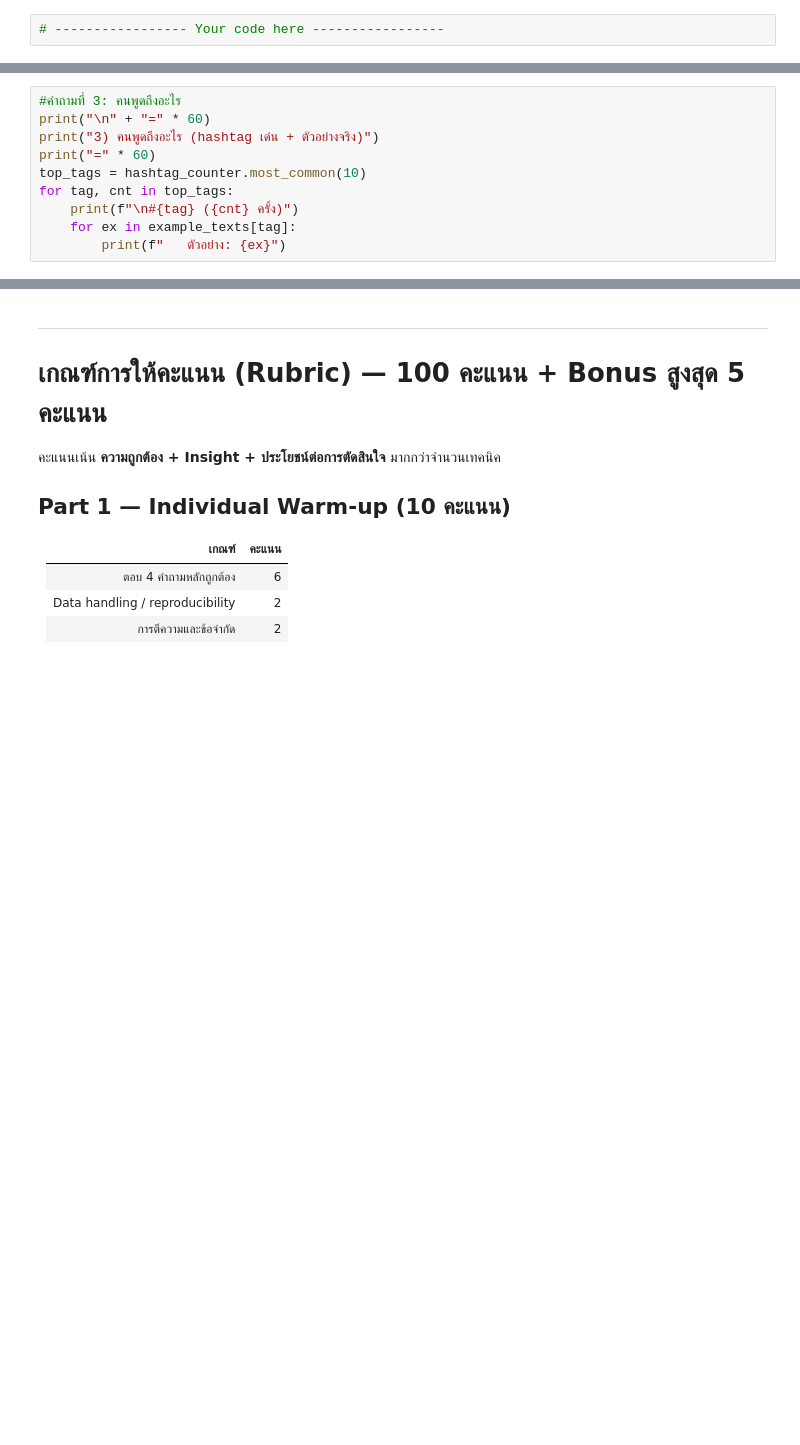
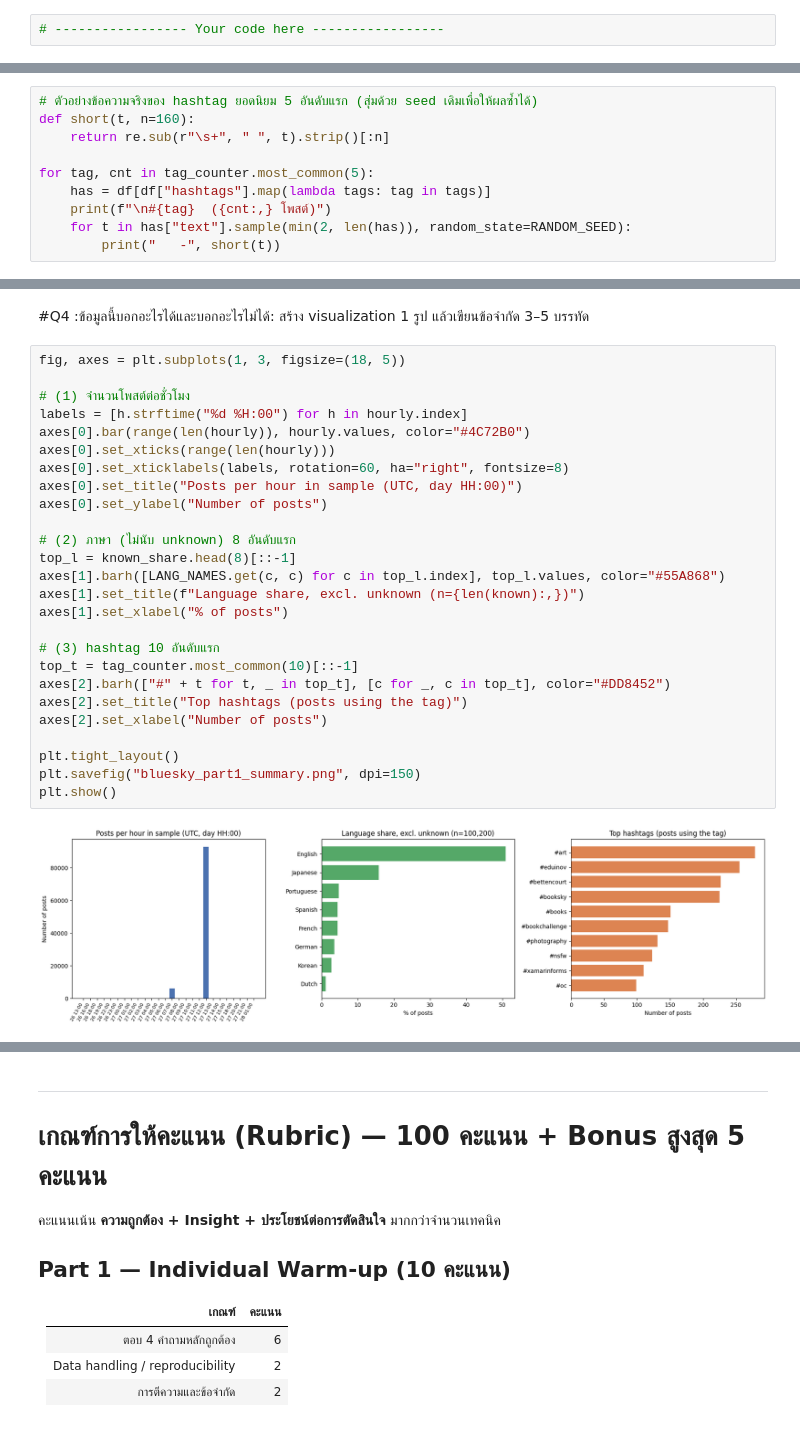
Before and after one commit to bunyanutn-droid/bigdata_part1, a Jupyter notebook: Project1_Text_Analytics69.ipynb, the cells around one changed output, grey strips where cells are left out. Saved outputs shown, nothing was run; the diff lists cells and outputs as text; blank space fills up the shorter version.

```diff
--- a/Project1_Text_Analytics69.ipynb
+++ b/Project1_Text_Analytics69.ipynb
@@ -356,10 +180,0 @@ for lang, cnt in top_langs:
-# %%
-#คำถามที่ 3: คนพูดถึงอะไร
-print("\n" + "=" * 60)
-print("3) คนพูดถึงอะไร (hashtag เด่น + ตัวอย่างจริง)")
-print("=" * 60)
-top_tags = hashtag_counter.most_common(10)
-for tag, cnt in top_tags:
-    print(f"\n#{tag} ({cnt} ครั้ง)")
-    for ex in example_texts[tag]:
-        print(f"   ตัวอย่าง: {ex}")
@@ -460,0 +452,10 @@ if __name__ == "__main__":
+# %%
+# ตัวอย่างข้อความจริงของ hashtag ยอดนิยม 5 อันดับแรก (สุ่มด้วย seed เดิมเพื่อให้ผลซ้ำได้)
+def short(t, n=160):
+    return re.sub(r"\s+", " ", t).strip()[:n]
+
+for tag, cnt in tag_counter.most_common(5):
+    has = df[df["hashtags"].map(lambda tags: tag in tags)]
+    print(f"\n#{tag}  ({cnt:,} โพสต์)")
+    for t in has["text"].sample(min(2, len(has)), random_state=RANDOM_SEED):
+        print("   -", short(t))
@@ -460,0 +516,30 @@ if __name__ == "__main__":
+# %% [markdown]
+#Q4 :ข้อมูลนี้บอกอะไรได้และบอกอะไรไม่ได้: สร้าง visualization 1 รูป แล้วเขียนข้อจำกัด 3–5 บรรทัด
+# %%
+fig, axes = plt.subplots(1, 3, figsize=(18, 5))
+
+# (1) จำนวนโพสต์ต่อชั่วโมง
+labels = [h.strftime("%d %H:00") for h in hourly.index]
+axes[0].bar(range(len(hourly)), hourly.values, color="#4C72B0")
+axes[0].set_xticks(range(len(hourly)))
+axes[0].set_xticklabels(labels, rotation=60, ha="right", fontsize=8)
+axes[0].set_title("Posts per hour in sample (UTC, day HH:00)")
+axes[0].set_ylabel("Number of posts")
+
+# (2) ภาษา (ไม่นับ unknown) 8 อันดับแรก
+top_l = known_share.head(8)[::-1]
+axes[1].barh([LANG_NAMES.get(c, c) for c in top_l.index], top_l.values, color="#55A868")
+axes[1].set_title(f"Language share, excl. unknown (n={len(known):,})")
+axes[1].set_xlabel("% of posts")
+
+# (3) hashtag 10 อันดับแรก
+top_t = tag_counter.most_common(10)[::-1]
+axes[2].barh(["#" + t for t, _ in top_t], [c for _, c in top_t], color="#DD8452")
+axes[2].set_title("Top hashtags (posts using the tag)")
+axes[2].set_xlabel("Number of posts")
+
+plt.tight_layout()
+plt.savefig("bluesky_part1_summary.png", dpi=150)
+plt.show()
+# %% [output]
+[figure, added]
```
Also changed, not shown: parts of 25 cells of this notebook.
